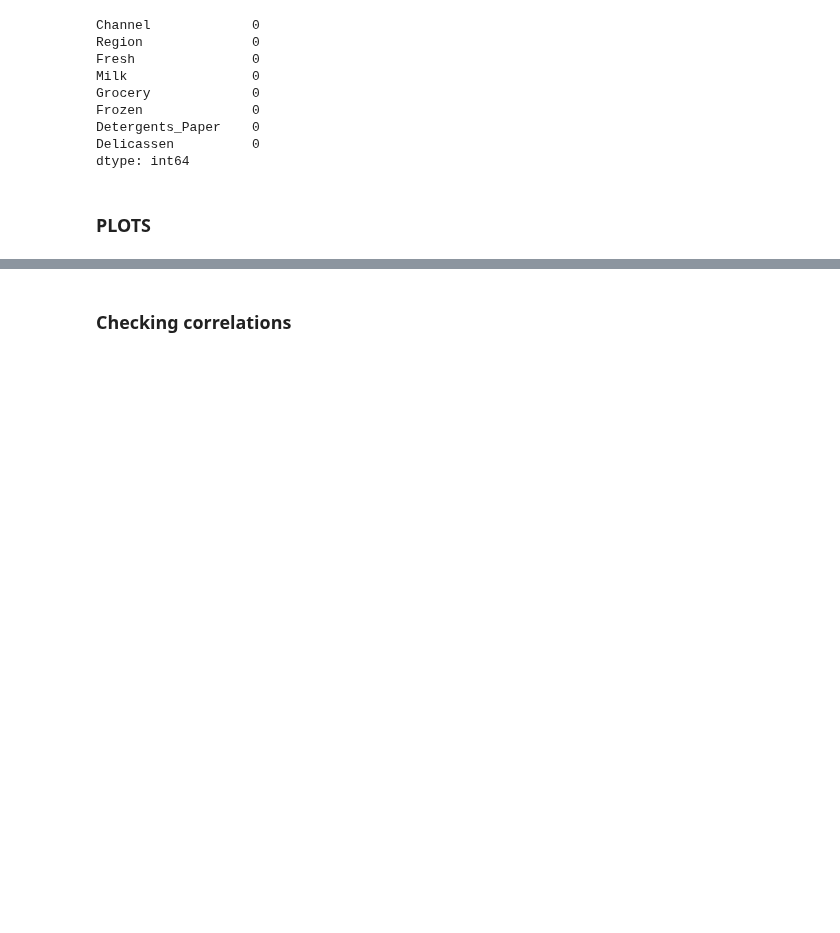
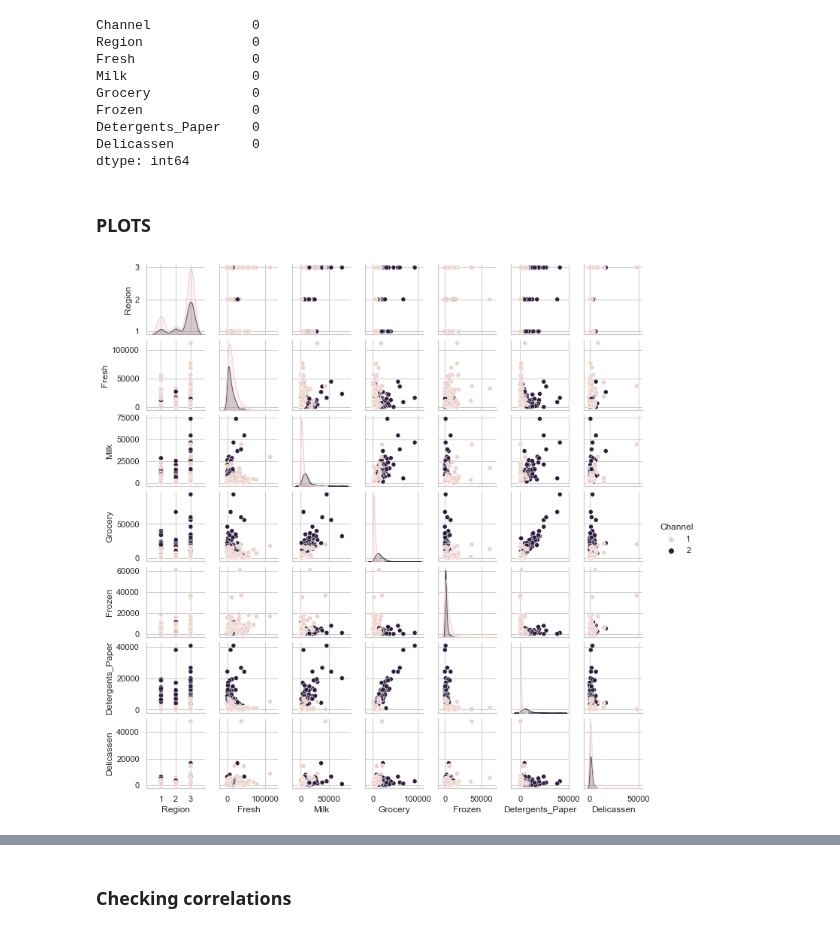
Before and after one commit to jmolendijk/dataV2-labs, a Jupyter notebook: module-3/Unsupervised-Learning/your-code/main.ipynb, the cells around one changed output, grey strips where cells are left out. Saved outputs shown, nothing was run; the diff lists cells and outputs as text; code cells hidden in the pictures; blank space fills up the shorter version.

```diff
--- a/module-3/Unsupervised-Learning/your-code/main.ipynb
+++ b/module-3/Unsupervised-Learning/your-code/main.ipynb
@@ -140,4 +140,11 @@ Delicassen          0
 dtype: int64
 # %% [markdown]
 ### PLOTS
+# %%
+sns.pairplot(Customer_pref, hue='Channel', height=1.5);
+# a pair plot by channel will gve me an idea of the dataset distribution and correlation
+#per channel. (i also did per region before this. bothe were interesting to see but this only gives an
+#overview. let's explore further)
+# %% [output]
+[figure, added]
 # %%
```
Also changed, not shown: parts of 34 cells of this notebook.
